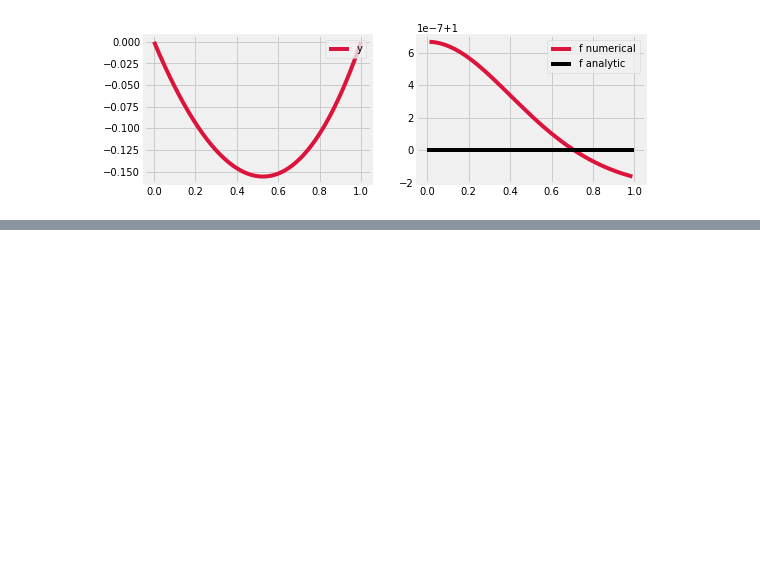
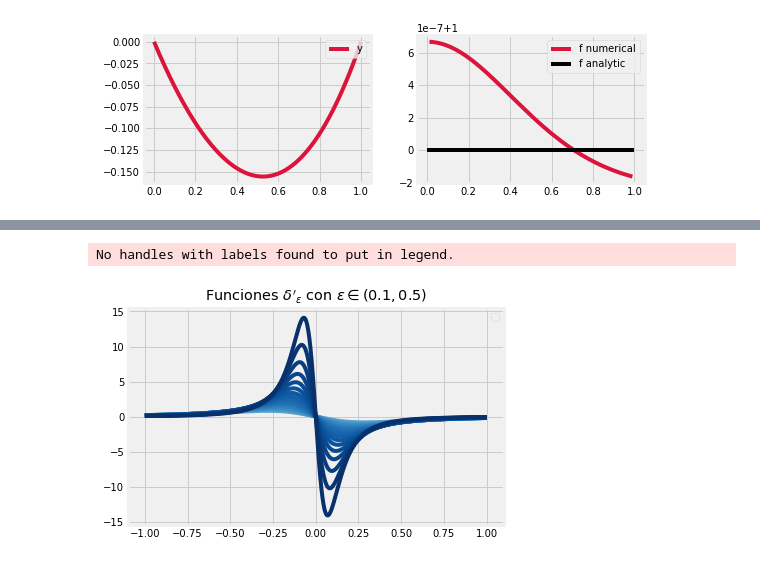
Before and after one commit to carloscerlira/MAF, a Jupyter notebook: Tarea_2/code.ipynb, the cells around one changed output, grey strips where cells are left out. Saved outputs shown, nothing was run; the diff lists cells and outputs as text; code cells hidden in the pictures; blank space fills up the shorter version.

```diff
--- a/Tarea_2/code.ipynb
+++ b/Tarea_2/code.ipynb
@@ -209,0 +248,8 @@ plt.show()
+# %%
+I = 1
+f_dot = lambda t, eps: -1/np.pi*2*eps*t/(t**2+eps**2)**2
+eq = 'Funciones $\delta\'_\epsilon$ con $\epsilon \in ('+str(e_1)+','+str(e_2)+')$'
+deltas(f_dot, 'f_dot')
+# %% [output]
+No handles with labels found to put in legend.
+[figure, added]
```
Also changed, not shown: parts of 6 cells of this notebook, 17 other files.
